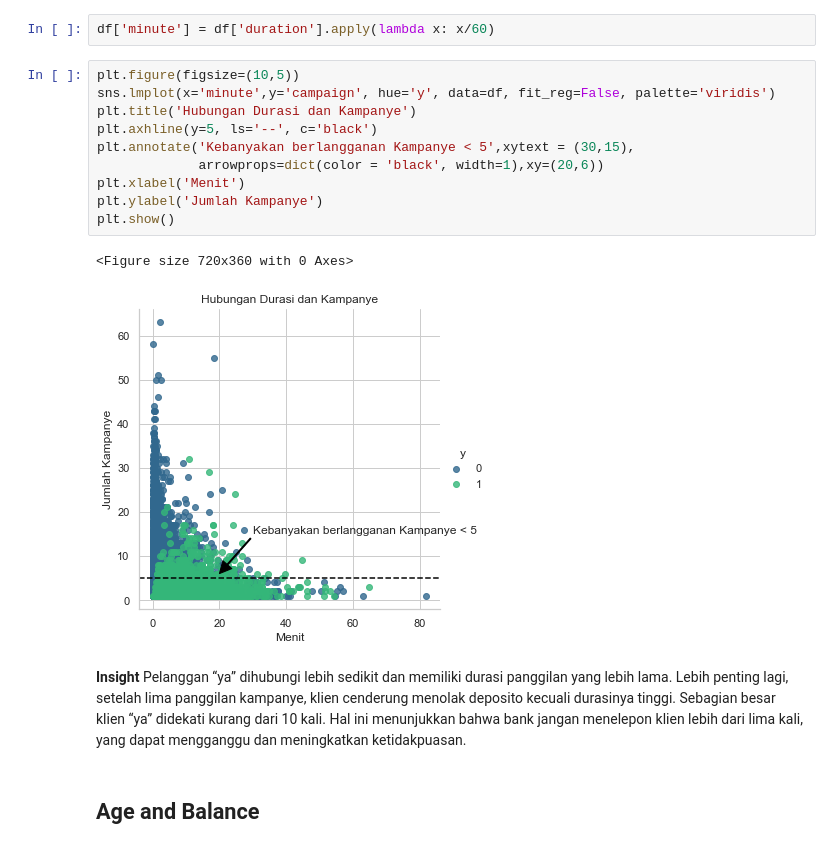
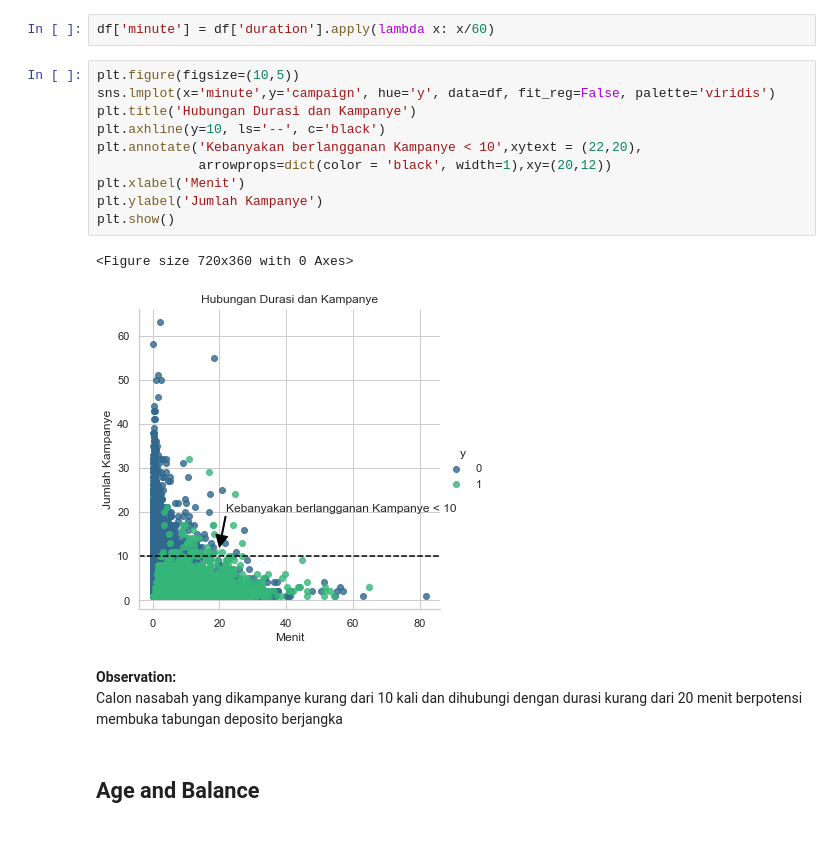
Before and after one commit to dinosukqwerty/Final-Project---Beta-Tech, a Jupyter notebook: FinalProject.ipynb, the cells around one changed output. Cells and saved outputs as stored; diff of their text form.

Commit message:
edit convertion defloan, viz insight AgeBalance

```diff
--- a/FinalProject.ipynb
+++ b/FinalProject.ipynb
@@ -841,19 +843,19 @@ df['minute'] = df['duration'].apply(lambda x: x/60)
 # %%
 plt.figure(figsize=(10,5))
 sns.lmplot(x='minute',y='campaign', hue='y', data=df, fit_reg=False, palette='viridis')
 plt.title('Hubungan Durasi dan Kampanye')
-plt.axhline(y=5, ls='--', c='black')
-plt.annotate('Kebanyakan berlangganan Kampanye < 5',xytext = (30,15),
-             arrowprops=dict(color = 'black', width=1),xy=(20,6))
+plt.axhline(y=10, ls='--', c='black')
+plt.annotate('Kebanyakan berlangganan Kampanye < 10',xytext = (22,20),
+             arrowprops=dict(color = 'black', width=1),xy=(20,12))
 plt.xlabel('Menit')
 plt.ylabel('Jumlah Kampanye')
 plt.show()
 # %% [output]
 <Figure size 720x360 with 0 Axes>
-[figure, old version]
+[figure, new version]
 # %% [markdown]
-**Insight**
-Pelanggan “ya” dihubungi lebih sedikit dan memiliki durasi panggilan yang lebih lama. Lebih penting lagi, setelah lima panggilan kampanye, klien cenderung menolak deposito kecuali durasinya tinggi. Sebagian besar klien “ya” didekati kurang dari 10 kali. Hal ini menunjukkan bahwa bank jangan menelepon klien lebih dari lima kali, yang dapat mengganggu dan meningkatkan ketidakpuasan.
+**Observation:**<br>
+Calon nasabah yang dikampanye kurang dari 10 kali dan dihubungi dengan durasi kurang dari 20 menit berpotensi membuka tabungan deposito berjangka
 # %% [markdown]
 ## Age and Balance
 # %%
```
Also changed, not shown: parts of 22 cells of this notebook.
